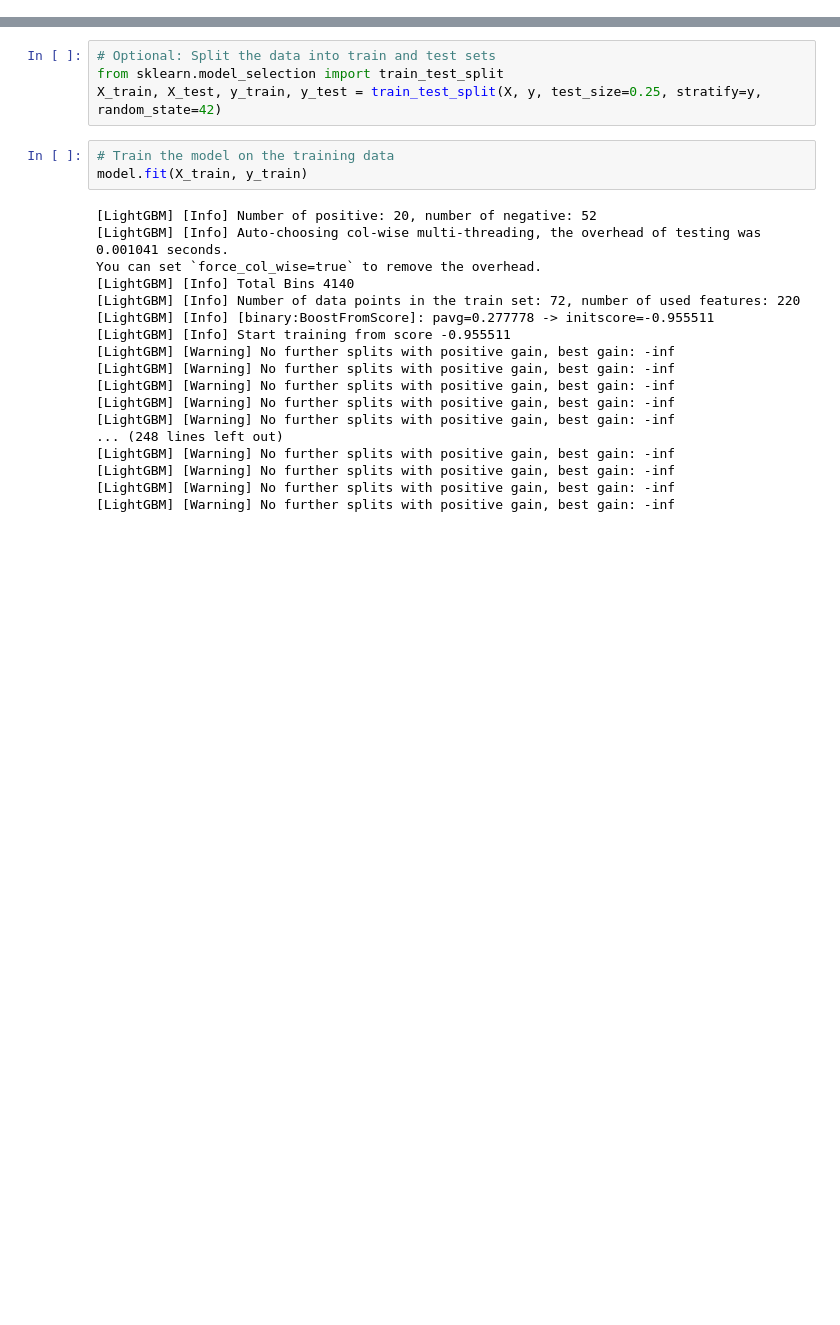
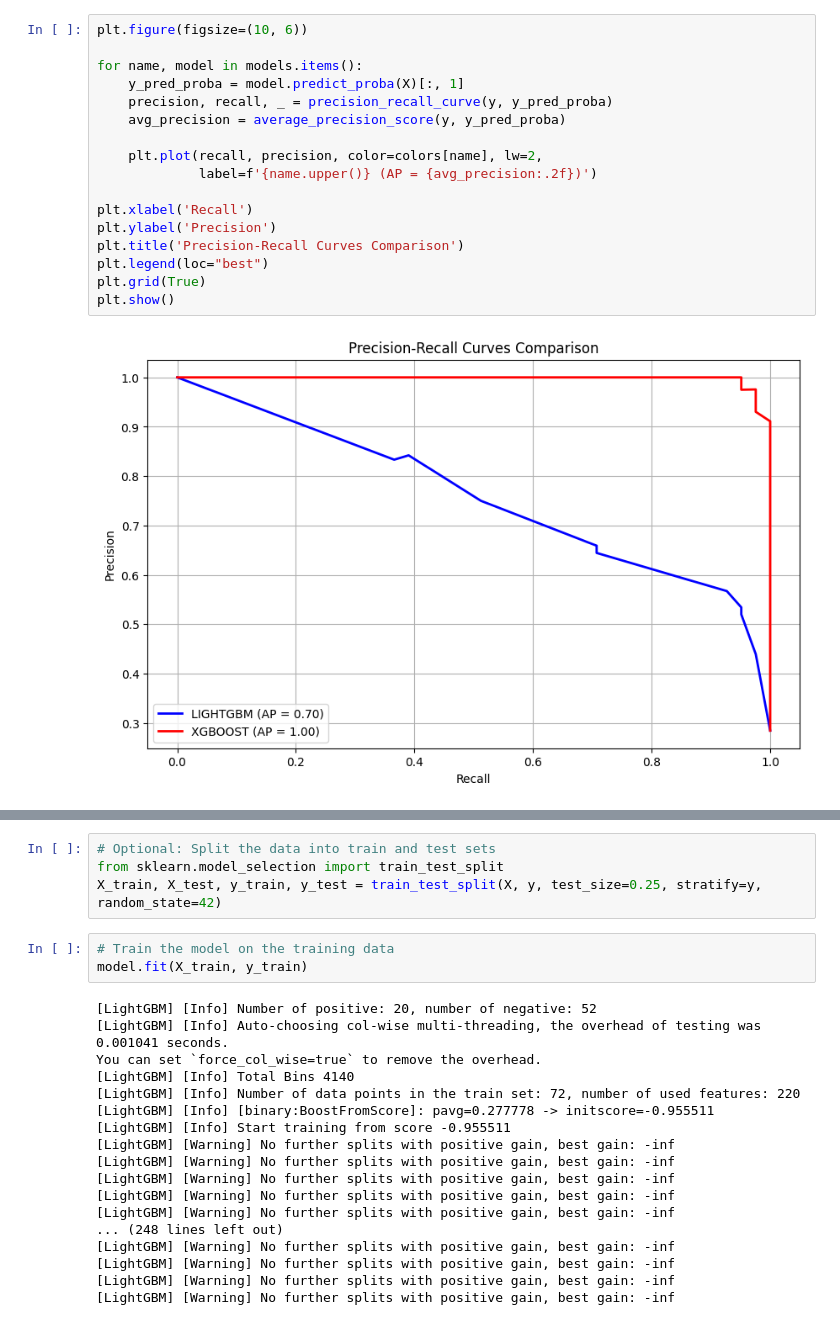
Before and after one commit to lukuenya/Thesis, a Jupyter notebook: notebooks/frailty_state.ipynb, the cells around one changed output, grey strips where cells are left out. Saved outputs shown, nothing was run; the diff lists cells and outputs as text; blank space fills up the shorter version.

```diff
--- a/notebooks/frailty_state.ipynb
+++ b/notebooks/frailty_state.ipynb
@@ -20,0 +109,19 @@ X, y = data_loader.load_data()
+# %%
+plt.figure(figsize=(10, 6))
+
+for name, model in models.items():
+    y_pred_proba = model.predict_proba(X)[:, 1]
+    precision, recall, _ = precision_recall_curve(y, y_pred_proba)
+    avg_precision = average_precision_score(y, y_pred_proba)
+
+    plt.plot(recall, precision, color=colors[name], lw=2,
+             label=f'{name.upper()} (AP = {avg_precision:.2f})')
+
+plt.xlabel('Recall')
+plt.ylabel('Precision')
+plt.title('Precision-Recall Curves Comparison')
+plt.legend(loc="best")
+plt.grid(True)
+plt.show()
+# %% [output]
+[figure, added]
```
Also changed, not shown: parts of 15 cells of this notebook, 23 other files.
